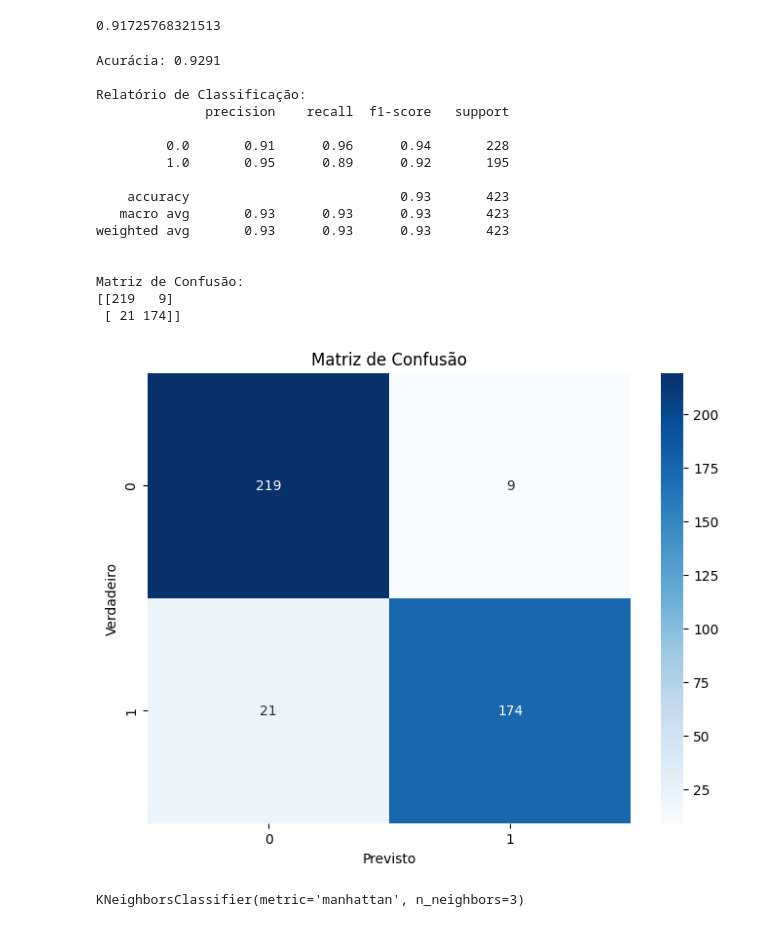
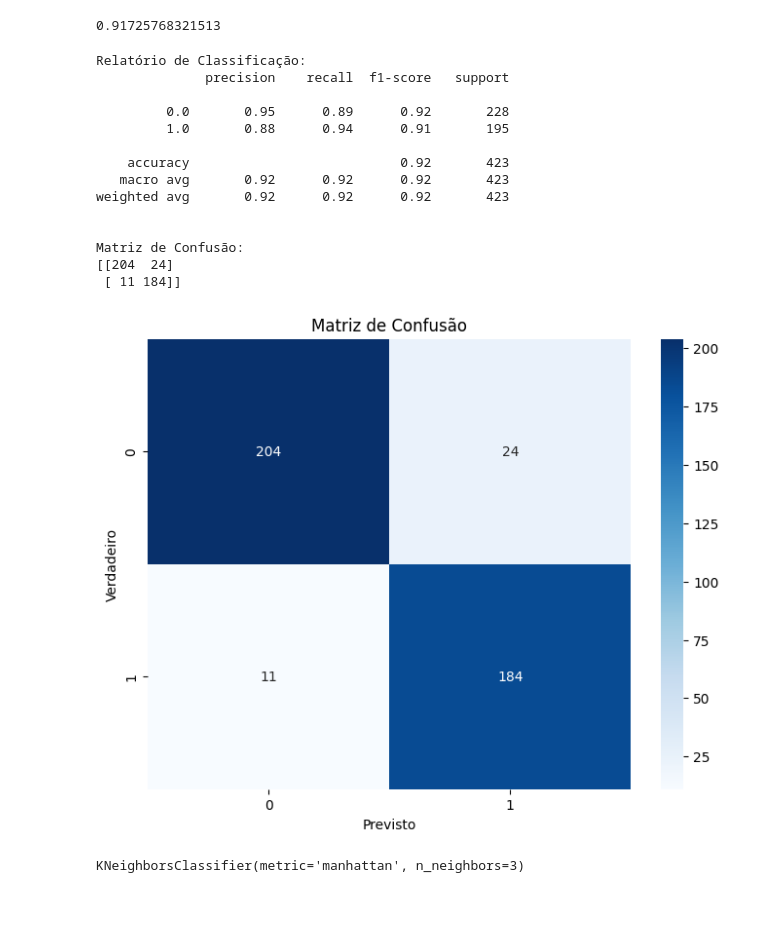
Before and after one commit to BeatrizTavare-s/MVP2-backend, a Jupyter notebook: MachineLearning/notebooks/Obesidade_Classification.ipynb, the cells around one changed output. Cells and saved outputs as stored; diff of their text form; code cells hidden in the pictures.

Commit message:
fix: adjust model

```diff
--- a/MachineLearning/notebooks/Obesidade_Classification.ipynb
+++ b/MachineLearning/notebooks/Obesidade_Classification.ipynb
@@ -38,7 +38,7 @@ import seaborn as sns
 ## Carga do Dataset
 # %%
 # Informa a URL de importação do dataset
-url = "https://raw.githubusercontent.com/BeatrizTavare-s/mvp2-backend-teste/refs/heads/main/MachineLearning/data/dataset_obesidade_original.csv?token=GHSAT0AAAAAACXPOGRUEO5YYFFLSKQSJAA4ZXPGVJQ"
+url = "https://raw.githubusercontent.com/BeatrizTavare-s/MVP2-backend/refs/heads/main/MachineLearning/data/dataset_obesidade.csv"
 
 # Lê o arquivo
 dataset = pd.read_csv(url, delimiter=',')
@@ -423,57 +427,39 @@ print(accuracy_score(y_test, predictions))
 # %% [output]
 0.91725768321513
 # %%
-# Avaliação do modelo com o conjunto de testes
-
-# Preparação do scaler e do modelo
-scaler = StandardScaler().fit(X_train)  # Ajuste do scaler com o conjunto de treino
-rescaledX = scaler.transform(X_train)   # Aplicação da padronização no conjunto de treino
-model = KNeighborsClassifier(metric='manhattan', n_neighbors=2)
-model.fit(rescaledX, y_train)
-
-# Estimativa da acurácia no conjunto de teste
-rescaledTestX = scaler.transform(X_test)  # Aplicação da padronização no conjunto de teste
-predictions = model.predict(rescaledTestX)
-
-# Acurácia
-accuracy = accuracy_score(y_test, predictions)
-print(f"Acurácia: {accuracy:.4f}")
-
-# Relatório de classificação
+# # Relatório de classificação
 
 print("\nRelatório de Classificação:")
 print(classification_report(y_test, predictions))
 
 # Matriz de confusão
 conf_matrix = confusion_matrix(y_test, predictions)
 print("\nMatriz de Confusão:")
 print(conf_matrix)
 
 # Plot da matriz de confusão
 plt.figure(figsize=(8,6))
 sns.heatmap(conf_matrix, annot=True, fmt='d', cmap='Blues')
 plt.title('Matriz de Confusão')
 plt.ylabel('Verdadeiro')
 plt.xlabel('Previsto')
 plt.show()
 # %% [output]
-Acurácia: 0.9291
-
 Relatório de Classificação:
               precision    recall  f1-score   support
 
-         0.0       0.91      0.96      0.94       228
-         1.0       0.95      0.89      0.92       195
+         0.0       0.95      0.89      0.92       228
+         1.0       0.88      0.94      0.91       195
 
-    accuracy                           0.93       423
-   macro avg       0.93      0.93      0.93       423
-weighted avg       0.93      0.93      0.93       423
+    accuracy                           0.92       423
+   macro avg       0.92      0.92      0.92       423
+weighted avg       0.92      0.92      0.92       423
 
 
 Matriz de Confusão:
-[[219   9]
- [ 21 174]]
+[[204  24]
+ [ 11 184]]
-[figure, old version]
+[figure, new version]
 # %%
 # Preparação do modelo com TODO o dataset
 scaler = StandardScaler().fit(X) # ajuste do scaler com TODO o dataset
```
Also changed, not shown: parts of 6 cells of this notebook, 5 other files.
